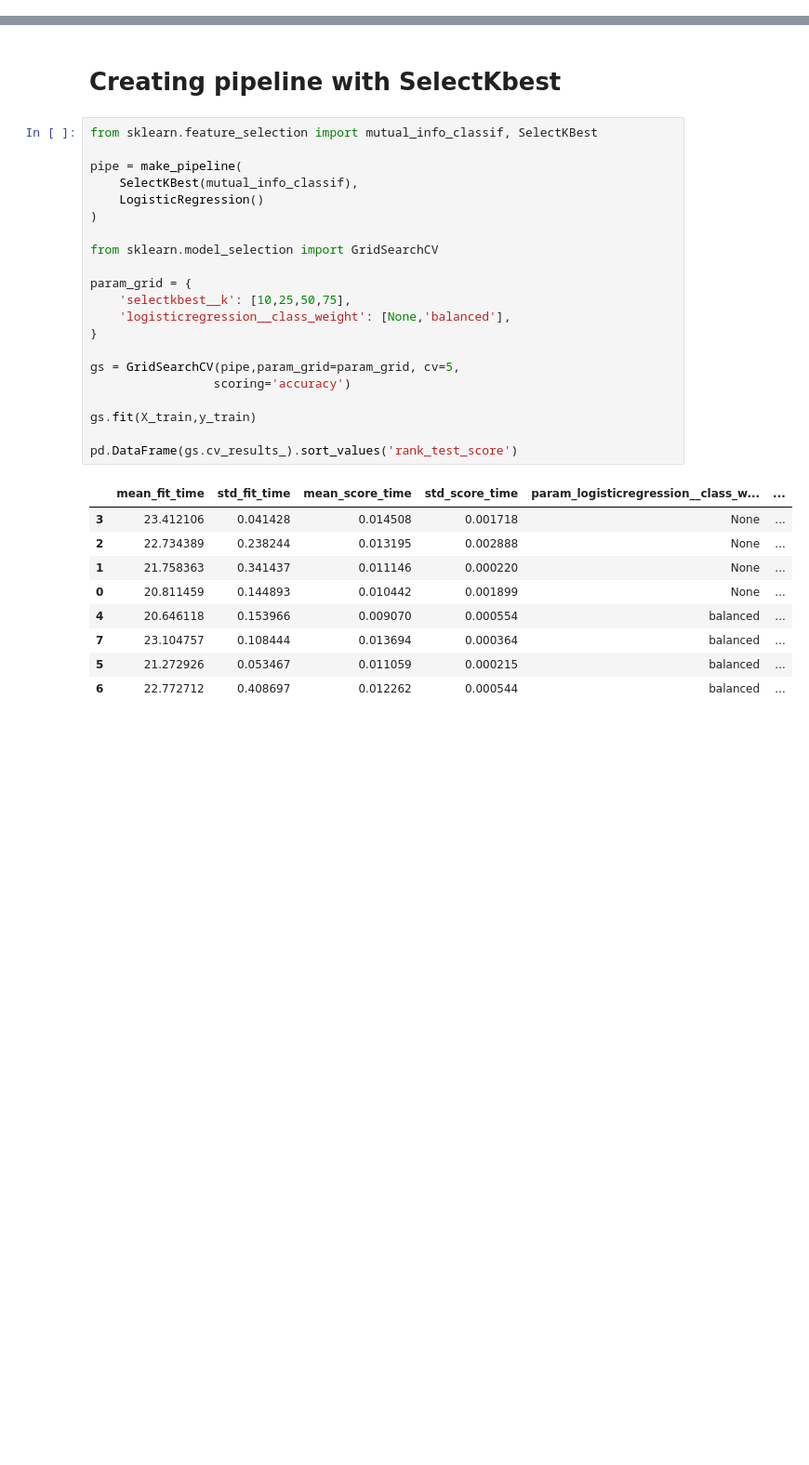
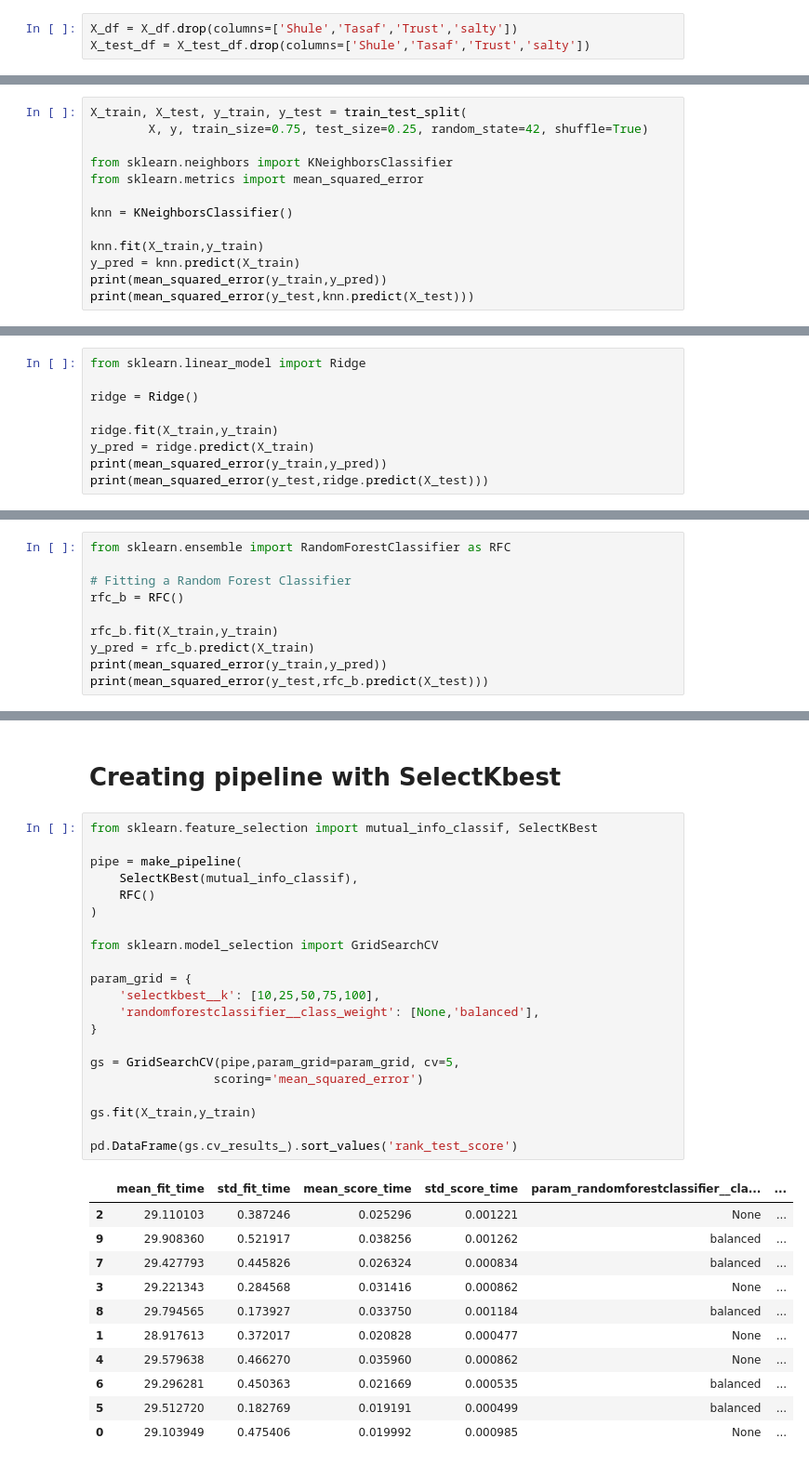
Before and after one commit to krsmith/DS_Unit2_Project, a Jupyter notebook: Unit2_Project_Notebook.ipynb, the cells around one changed output, grey strips where cells are left out. Shown: that part at 93% size. Drawn from its saved outputs; the diff is of its cells as text; blank space fills up the shorter version.

Commit message:
Model improvements

```diff
--- a/Unit2_Project_Notebook.ipynb
+++ b/Unit2_Project_Notebook.ipynb
@@ -455,0 +609,3 @@ pass3.to_csv(path_or_buf='/Users/ksmith/Documents/Code/DS1/Unit2_Project/DS_Unit
+# %%
+X_df = X_df.drop(columns=['Shule','Tasaf','Trust','salty'])
+X_test_df = X_test_df.drop(columns=['Shule','Tasaf','Trust','salty'])
@@ -455,0 +657,13 @@ pass3.to_csv(path_or_buf='/Users/ksmith/Documents/Code/DS1/Unit2_Project/DS_Unit
+# %%
+X_train, X_test, y_train, y_test = train_test_split(
+        X, y, train_size=0.75, test_size=0.25, random_state=42, shuffle=True)
+
+from sklearn.neighbors import KNeighborsClassifier
+from sklearn.metrics import mean_squared_error
+
+knn = KNeighborsClassifier()
+
+knn.fit(X_train,y_train)
+y_pred = knn.predict(X_train)
+print(mean_squared_error(y_train,y_pred))
+print(mean_squared_error(y_test,knn.predict(X_test)))
@@ -455,0 +690,9 @@ pass3.to_csv(path_or_buf='/Users/ksmith/Documents/Code/DS1/Unit2_Project/DS_Unit
+# %%
+from sklearn.linear_model import Ridge
+
+ridge = Ridge()
+
+ridge.fit(X_train,y_train)
+y_pred = ridge.predict(X_train)
+print(mean_squared_error(y_train,y_pred))
+print(mean_squared_error(y_test,ridge.predict(X_test)))
@@ -455,0 +702,10 @@ pass3.to_csv(path_or_buf='/Users/ksmith/Documents/Code/DS1/Unit2_Project/DS_Unit
+# %%
+from sklearn.ensemble import RandomForestClassifier as RFC
+
+# Fitting a Random Forest Classifier
+rfc_b = RFC()
+
+rfc_b.fit(X_train,y_train)
+y_pred = rfc_b.predict(X_train)
+print(mean_squared_error(y_train,y_pred))
+print(mean_squared_error(y_test,rfc_b.predict(X_test)))
@@ -458,34 +736,36 @@ pass3.to_csv(path_or_buf='/Users/ksmith/Documents/Code/DS1/Unit2_Project/DS_Unit
 # %%
 from sklearn.feature_selection import mutual_info_classif, SelectKBest
 
 pipe = make_pipeline(
     SelectKBest(mutual_info_classif),
-    LogisticRegression()
+    RFC()
 )
 
 from sklearn.model_selection import GridSearchCV
 
 param_grid = {
-    'selectkbest__k': [10,25,50,75],
-    'logisticregression__class_weight': [None,'balanced'],
+    'selectkbest__k': [10,25,50,75,100],
+    'randomforestclassifier__class_weight': [None,'balanced'],
 }
 
 gs = GridSearchCV(pipe,param_grid=param_grid, cv=5,
-                 scoring='accuracy')
+                 scoring='mean_squared_error')
 
 gs.fit(X_train,y_train)
 
 pd.DataFrame(gs.cv_results_).sort_values('rank_test_score')
 # %% [output]
-|  | mean_fit_time | std_fit_time | mean_score_time | std_score_time | param_logisticregression__class_w... | ... |
-| 3 | 23.412106 | 0.041428 | 0.014508 | 0.001718 | None | ... |
-| 2 | 22.734389 | 0.238244 | 0.013195 | 0.002888 | None | ... |
-| 1 | 21.758363 | 0.341437 | 0.011146 | 0.000220 | None | ... |
-| 0 | 20.811459 | 0.144893 | 0.010442 | 0.001899 | None | ... |
-| 4 | 20.646118 | 0.153966 | 0.009070 | 0.000554 | balanced | ... |
-| 7 | 23.104757 | 0.108444 | 0.013694 | 0.000364 | balanced | ... |
-| 5 | 21.272926 | 0.053467 | 0.011059 | 0.000215 | balanced | ... |
-| 6 | 22.772712 | 0.408697 | 0.012262 | 0.000544 | balanced | ... |
+|  | mean_fit_time | std_fit_time | mean_score_time | std_score_time | param_randomforestclassifier__cla... | ... |
+| 2 | 29.110103 | 0.387246 | 0.025296 | 0.001221 | None | ... |
+| 9 | 29.908360 | 0.521917 | 0.038256 | 0.001262 | balanced | ... |
+| 7 | 29.427793 | 0.445826 | 0.026324 | 0.000834 | balanced | ... |
+| 3 | 29.221343 | 0.284568 | 0.031416 | 0.000862 | None | ... |
+| 8 | 29.794565 | 0.173927 | 0.033750 | 0.001184 | balanced | ... |
+| 1 | 28.917613 | 0.372017 | 0.020828 | 0.000477 | None | ... |
+| 4 | 29.579638 | 0.466270 | 0.035960 | 0.000862 | None | ... |
+| 6 | 29.296281 | 0.450363 | 0.021669 | 0.000535 | balanced | ... |
+| 5 | 29.512720 | 0.182769 | 0.019191 | 0.000499 | balanced | ... |
+| 0 | 29.103949 | 0.475406 | 0.019992 | 0.000985 | None | ... |
 # %%
 print('Best score:',gs.best_score_)
 print('Parameters for best score:', gs.best_params_)
```
Also changed, not shown: parts of 43 cells of this notebook, 1 other file.
